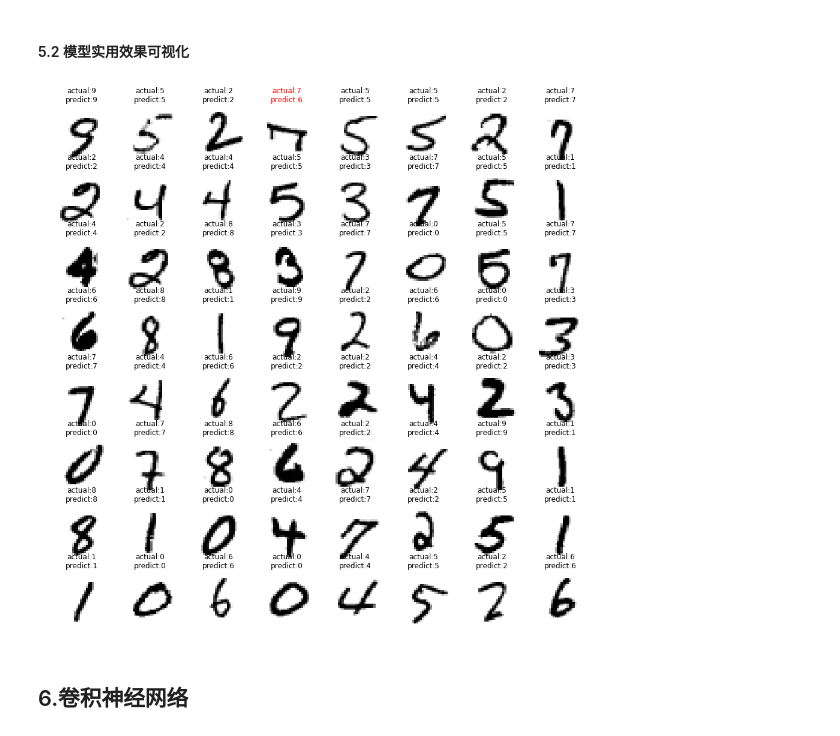
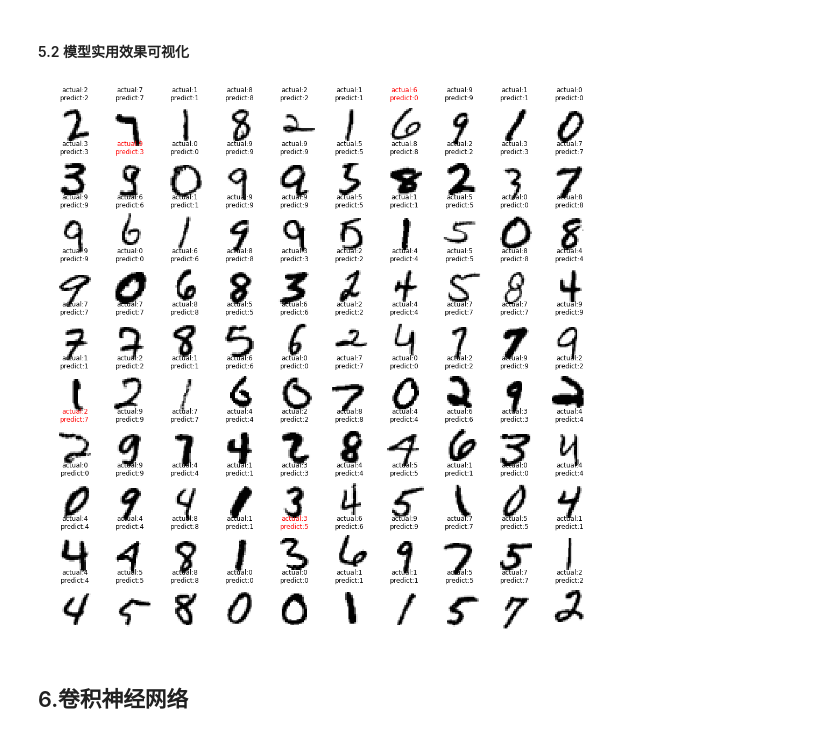
Before and after one commit to leikunx/AI_projects, a Jupyter notebook: 011_学习Pytorch_图像分类案例(MNIST和CIFAR10)/code/_01_mnist.ipynb, the cells around one changed output. Cells and saved outputs as stored; diff of their text form; code cells hidden in the pictures.

```diff
--- a/011_学习Pytorch_图像分类案例(MNIST和CIFAR10)/code/_01_mnist.ipynb
+++ b/011_学习Pytorch_图像分类案例(MNIST和CIFAR10)/code/_01_mnist.ipynb
@@ -139,35 +139,35 @@ def draw_digit_2(position, image, title, isTrue):
     else:
         plt.title(title)
 
 def batch_draw_2(batch_size):
     # 选出批量数据
     index_1dArray = np.arange(len(test_x))
     batch_indexes = np.random.choice(index_1dArray, batch_size)
     batch_x = test_x[batch_indexes]
     batch_y = test_y[batch_indexes]
     # 使用模型预测出结果
     predicted_y = net(batch_x).argmax(axis=1).numpy()
     # 规划画图行列数量
     image_number = batch_x.shape[0]
     row_number = math.ceil(image_number ** 0.5)
     column_number = row_number
     plt.figure(figsize=(row_number+8, column_number+8))
     # 循环遍历绘画每张子图
     for i in range(row_number):
         for j in range(column_number):
             index = i * column_number + j
             if index < image_number:
                 position = (row_number, column_number, index+1)
                 image = batch_x[index]
                 actual = batch_y[index]
                 predict = predicted_y[index]
                 isTrue = actual==predict
                 title = 'actual:%d\npredict:%d' %(actual,predict)
                 draw_digit_2(position, image, title, isTrue)
 
-batch_draw_2(64)
+batch_draw_2(100)
 # %% [output]
-[figure, old version]
+[figure, new version]
 # %% [markdown]
 ## 6.卷积神经网络
 # %% [markdown]
```
Also changed, not shown: parts of 4 cells of this notebook, 5 other files.
